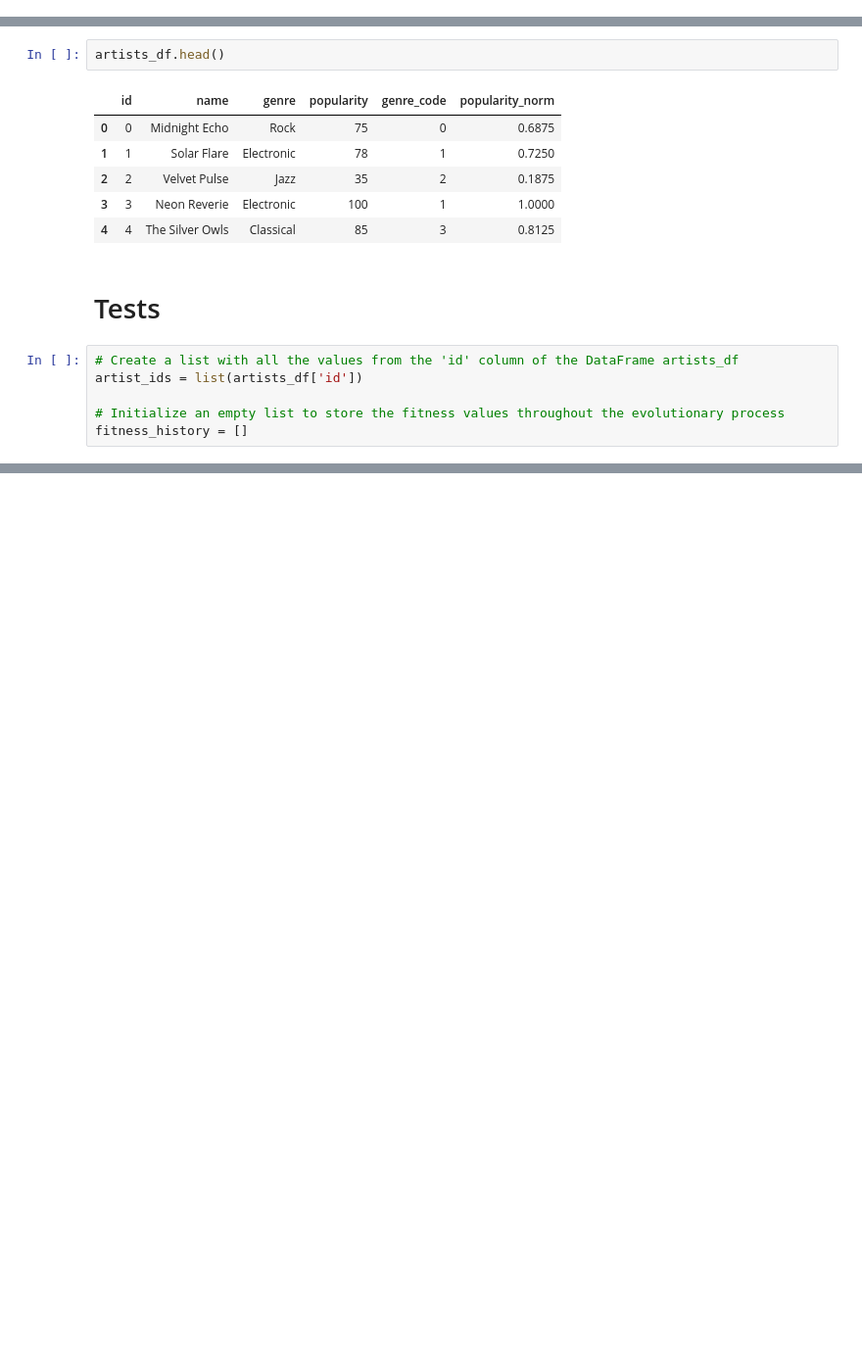
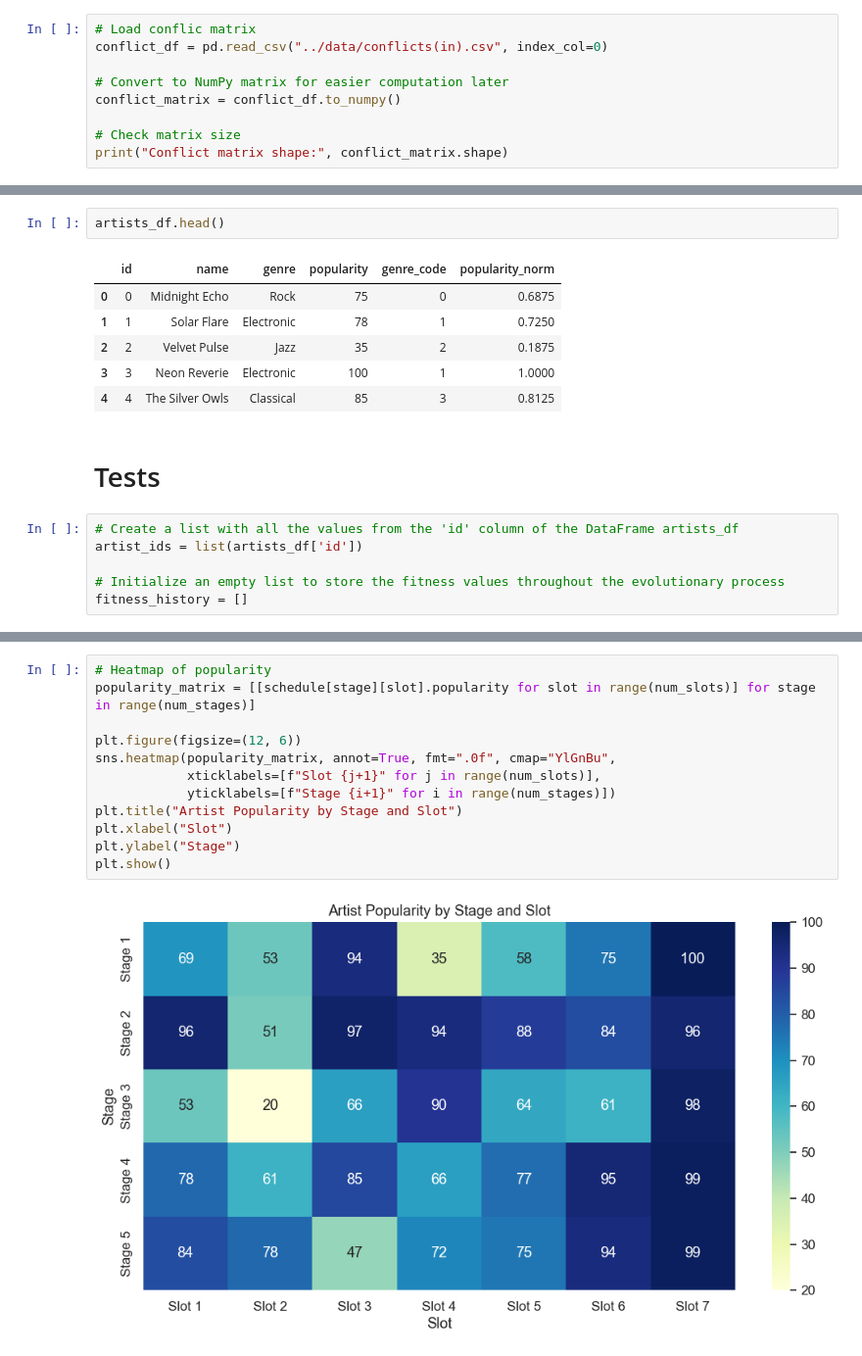
Before and after one commit to itsluaana/CIFO-Project, a Jupyter notebook: src/PROJECT.ipynb, the cells around one changed output, grey strips where cells are left out. Shown at 98% size. Drawn from its saved outputs; the diff is of its cells as text; blank space fills up the shorter version.

```diff
--- a/src/PROJECT.ipynb
+++ b/src/PROJECT.ipynb
@@ -60,3 +64,12 @@ print(f"\n Number of artists: {len(artists_df)}")
 4           4  The Silver Owls   Classical          85
 
  Number of artists: 35
+# %%
+# Load conflic matrix
+conflict_df = pd.read_csv("../data/conflicts(in).csv", index_col=0)
+
+# Convert to NumPy matrix for easier computation later
+conflict_matrix = conflict_df.to_numpy()
+
+# Check matrix size
+print("Conflict matrix shape:", conflict_matrix.shape)
@@ -373,0 +556,14 @@ Stage 2:
+# %%
+# Heatmap of popularity
+popularity_matrix = [[schedule[stage][slot].popularity for slot in range(num_slots)] for stage in range(num_stages)]
+
+plt.figure(figsize=(12, 6))
+sns.heatmap(popularity_matrix, annot=True, fmt=".0f", cmap="YlGnBu",
+            xticklabels=[f"Slot {j+1}" for j in range(num_slots)],
+            yticklabels=[f"Stage {i+1}" for i in range(num_stages)])
+plt.title("Artist Popularity by Stage and Slot")
+plt.xlabel("Slot")
+plt.ylabel("Stage")
+plt.show()
+# %% [output]
+[figure, added]
```
Also changed, not shown: parts of 25 cells of this notebook, 5 other files.
